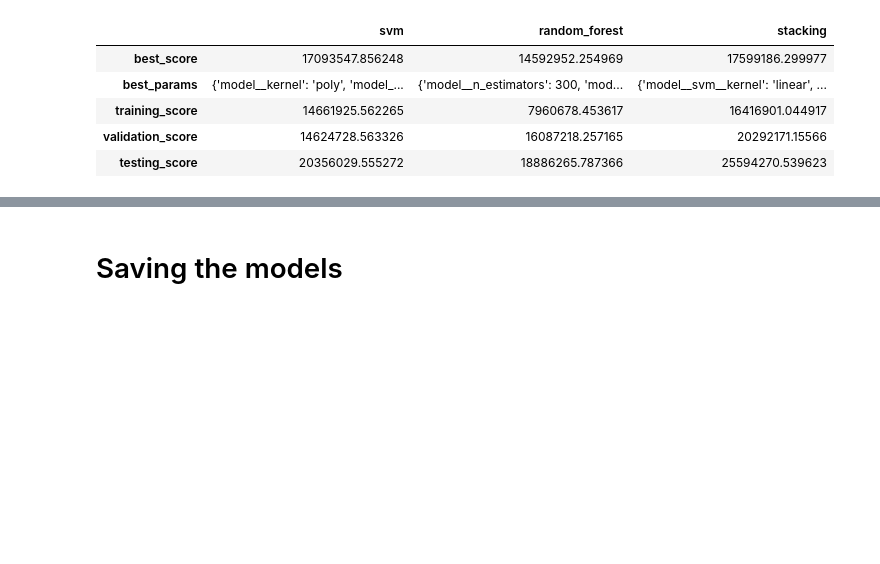
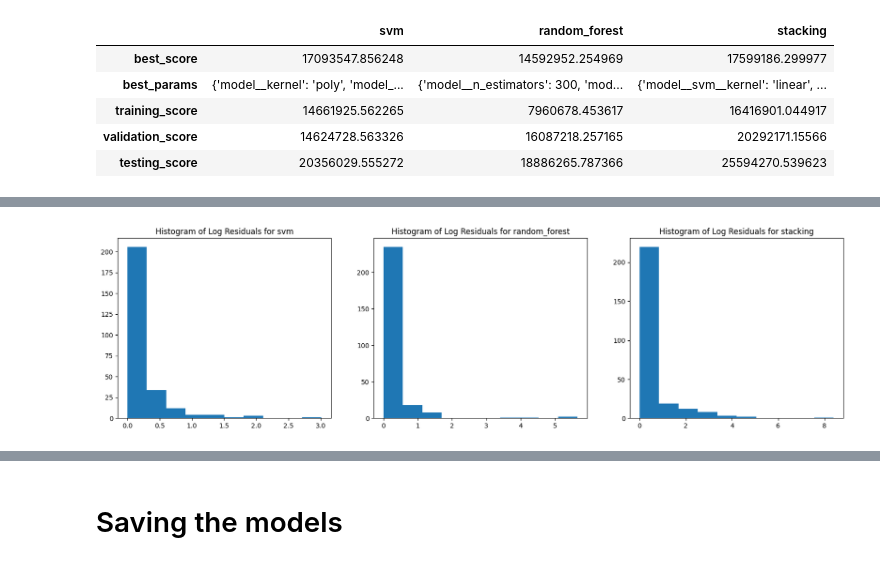
Before and after one commit to JerickoDG/HousingPH, a Jupyter notebook: notebooks/training_and_eval.ipynb, the cells around one changed output, grey strips where cells are left out. Saved outputs shown, nothing was run; the diff lists cells and outputs as text; code cells hidden in the pictures; blank space fills up the shorter version.

```diff
--- a/notebooks/training_and_eval.ipynb
+++ b/notebooks/training_and_eval.ipynb
@@ -236,6 +324,0 @@ plot_target_vs_predictions(axes[2], "stacking", X_test, y_test, x_max_add=500000
-# %%
-def log_error(y_true, y_pred):
-    return (np.log(y_pred + 1) - np.log(y_true +1))**2
-
-log_error(y_test, model_pipelines['random_forest'].predict(X_test)).plot(kind='hist')
-plt.show()
@@ -265,13 +324,0 @@ def plot_distribution(X, y, model_name, ax, split_name, loga=False):
-# %%
-# Distribution visualization in normal units
-fig, axes = plt.subplots(3, 3, figsize=(20, 20))
-
-data = [
-    (X_train, y_train, 'train'), (X_valid, y_valid, 'valid'), (X_test, y_test, 'test')
-]
-
-for row, model_name in enumerate(models.keys()):
-    for col, split in zip(range(3), data):
-        plot_distribution(split[0], split[1], model_name, axes[row, col], split[2], loga=False)
-
-plt.show()
@@ -280,9 +324,0 @@ plt.show()
-# %%
-# Distribution visualization in log units
-fig, axes = plt.subplots(3, 3, figsize=(20, 20))
-
-for row, model_name in enumerate(models.keys()):
-    for col, split in zip(range(3), data):
-        plot_distribution(split[0], split[1], model_name, axes[row, col], split[2], loga=True)
-
-plt.show()
@@ -295,0 +337,14 @@ Question: Is it okay for me to perform log transformation to the target and pred
+# %%
+# Custom function to calculate and plot the residuals or loss
+def log_error(ax, model_name, y_true, y_pred):
+    ax.hist((np.log(y_pred + 1) - np.log(y_true + 1))**2)
+    ax.set_title(f"Histogram of Log Residuals for {model_name}")
+# %%
+fig, axes = plt.subplots(1, 3, figsize=(20, 5))
+
+log_error(axes[0], 'svm', y_test, model_pipelines['svm'].predict(X_test))
+log_error(axes[1], 'random_forest', y_test, model_pipelines['random_forest'].predict(X_test))
+log_error(axes[2], 'stacking', y_test, model_pipelines['stacking'].predict(X_test))
+plt.show()
+# %% [output]
+[figure, added]
```
Also changed, not shown: parts of 33 cells of this notebook, 13 other files.
